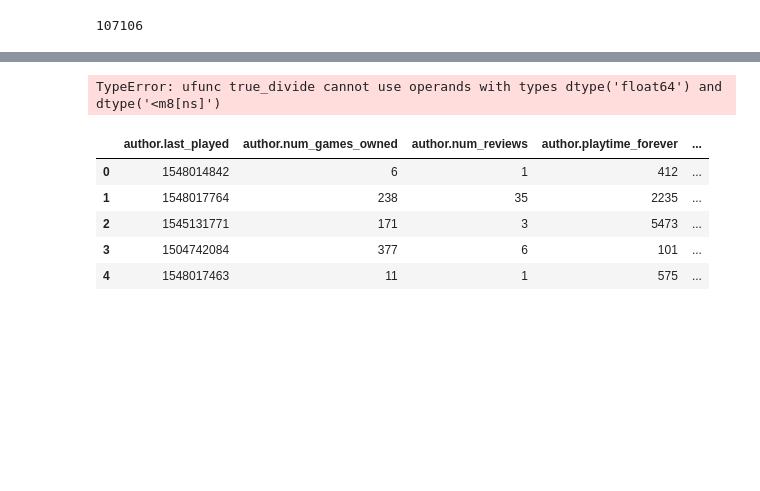
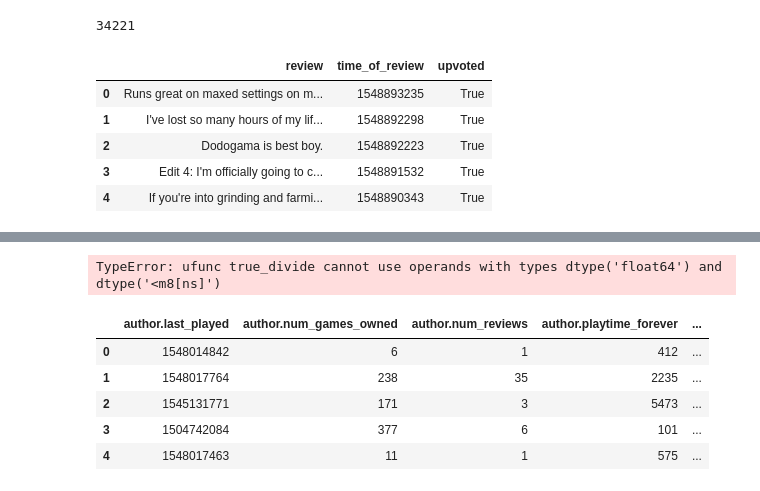
Before and after one commit to tblair7/Gathering_Steam, a Jupyter notebook: steam_condensing.ipynb, the cells around one changed output, grey strips where cells are left out. Cells and saved outputs as stored; diff of their text form; code cells hidden in the pictures; blank space fills up the shorter version.

```diff
--- a/steam_condensing.ipynb
+++ b/steam_condensing.ipynb
@@ -4,4 +4,4 @@ import seaborn as sb
 import pandas as pd
 from datetime import datetime
 # %%
-data = pckl.load(open('ARK_data.pckl','rb'))
+data = pckl.load(open('monster_hunter_world.pckl','rb'))
@@ -17,7 +8,9 @@ data.head()
+# %%
+data2 = pd.DataFrame(data)
 # %%
-len(data)
+len(data2)
 # %% [output]
-107106
+34221
 # %%
 features_dict = {'review': 'review',
                 'voted_up': 'upvoted',
@@ -35,5 +28,16 @@ features_dict = {'review': 'review',
 
 features = list(features_dict.values())
 # %%
-df = data.rename(index=str, columns=features_dict)
-df = df[features]
+df = data2.rename(index=str, columns=features_dict)
+df = df.drop(columns = ['author', 'comment_count', 'language', 'free',
+                        'recommendationid', 'purchased', 'timestamp_created',
+                        'comment_funny_votes', 'comment_upvotes', 'weighted_vote_score',
+                       'early_review'])
+df.head()
+# %% [output]
+|  | review | time_of_review | upvoted |
+| 0 | Runs great on maxed settings on m... | 1548893235 | True |
+| 1 | I've lost so many hours of my lif... | 1548892298 | True |
+| 2 | Dodogama is best boy. | 1548892223 | True |
+| 3 | Edit 4: I'm officially going to c... | 1548891532 | True |
+| 4 | If you're into grinding and farmi... | 1548890343 | True |
```
Also changed, not shown: parts of 13 cells of this notebook, 11 other files.
